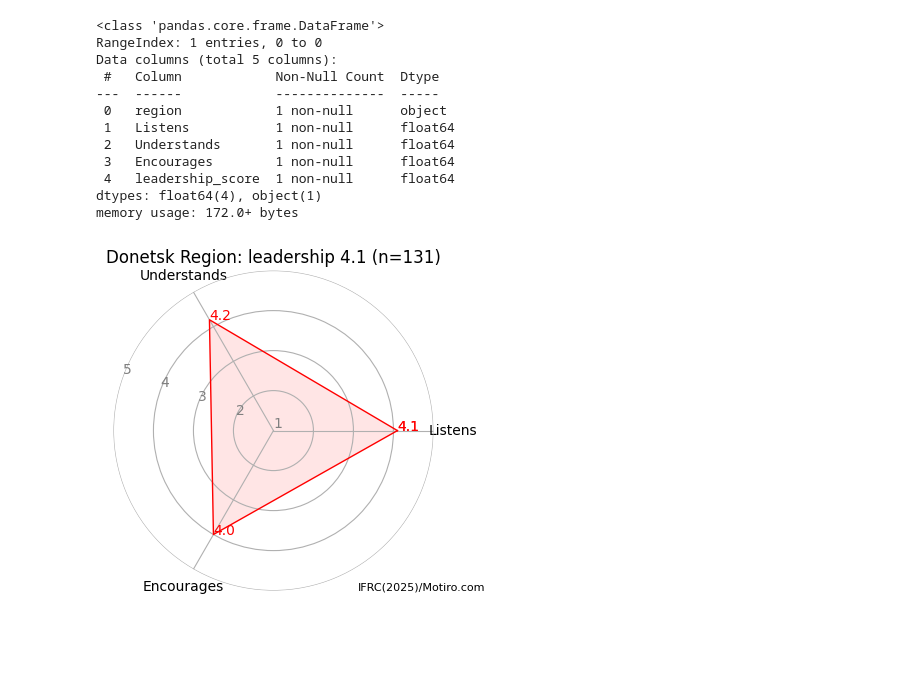
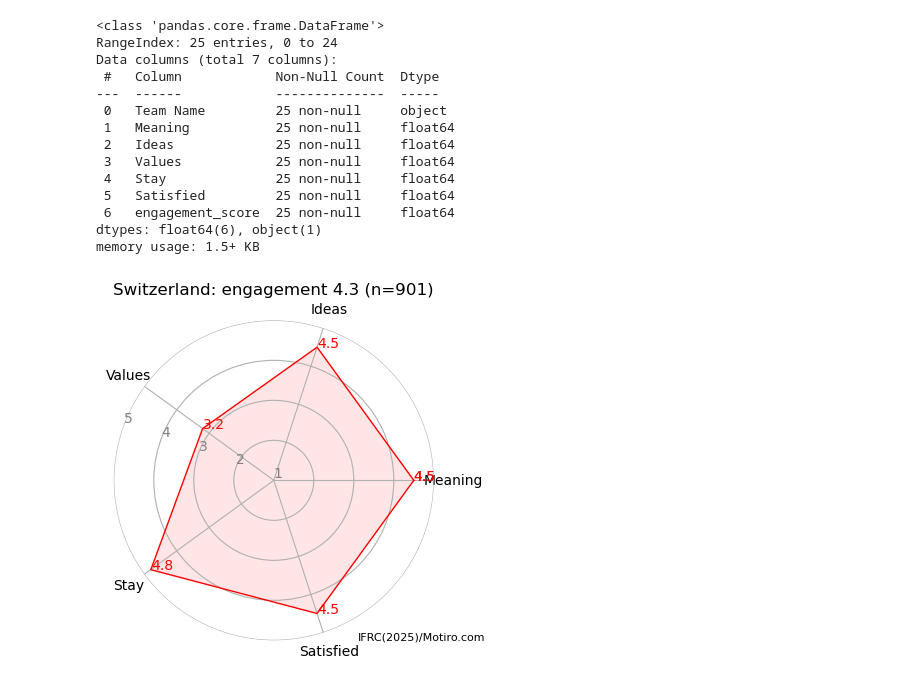
Before and after one commit to gabrielpictet/Motiro, a Jupyter notebook: Spider.ipynb, the cells around one changed output. Saved outputs shown, nothing was run; the diff lists cells and outputs as text; code cells hidden in the pictures; blank space fills up the shorter version.

```diff
--- a/Spider.ipynb
+++ b/Spider.ipynb
@@ -9,21 +9,26 @@ import math
 # %%
 ## Provides a spider graph showing Motiro dashboard indicators
 # For testing purpose:
-NS='URC'
+NS='SRC'
 # Load the dataset
 #file_path = 'Individual.csv'
 #df = pd.read_csv(file_path, sep=",", encoding='utf-8')
-df = pd.read_csv('URC_ALL.csv', sep=",", encoding='utf-8')
+df = pd.read_csv('Individual.csv', sep=",", encoding='utf-8')
 #df.info()
 
 ## select which team, circle, category of respondent, etc. to display
-team='Donetsk Region'
+team='Switzerland'
 ## select which variables (grouped in a "dimension") to display
-dimension='leadership'
+#dimension='leadership'
+#dimension='management'
+#dimension='needs'
+#dimension='health'
+dimension='engagement'
 
 # Filter the dataframe for 'Team Name'
 #df = df[df['Team Name'] == team]
-df = df[df['region'] == team]
+#df = df[df['region'] == team]
+df = df[df['Country'] == team]
 #df.info()
 
 #For circles (groups of teams), further filtering might be required:
@@ -45,8 +50,8 @@ dimension_vars = eval(f'{dimension}_vars')
 all_vars = management_vars + leadership_vars + needs_vars + health_vars + engagement_vars
 
 # Compute team's scores for selected dimension
-#mean_df = df.groupby('Team Name')[dimension_vars].mean().reset_index()
-mean_df = df.groupby('region')[dimension_vars].mean().reset_index()
+mean_df = df.groupby('Team Name')[dimension_vars].mean().reset_index()
+#mean_df = df.groupby('region')[dimension_vars].mean().reset_index()
 # Create a new column with the mean of the selected dimension
 mean_df[f'{dimension}_score'] = mean_df[dimension_vars].mean(axis=1)
 dimension_score = mean_df[f'{dimension}_score'].values.round(1)[0]
@@ -59,8 +64,8 @@ categories = dimension_vars
 N = len(categories)
 # We are going to plot the first line of the data frame.
 # But we need to repeat the first value to close the circular graph:
-#values = mean_df.loc[0].drop(['Team Name', f'{dimension}_score']).values.flatten().tolist()
-values = mean_df.loc[0].drop(['region', f'{dimension}_score']).values.flatten().tolist()
+values = mean_df.loc[0].drop(['Team Name', f'{dimension}_score']).values.flatten().tolist()
+#values = mean_df.loc[0].drop(['region', f'{dimension}_score']).values.flatten().tolist()
 values = [round(v, 1) for v in values]
 values += values[:1]  # Repeat the first value to close the circular graph
 plt.figure(figsize=(8, 8))
@@ -80,43 +85,45 @@ plt.yticks([1, 2, 3, 4, 5], ["1", "2", "3", "4", "5"], color="grey", size=10)
 plt.ylim(1, 5)
 # Add values to the plot
 for i in range(len(values)):
     ax.annotate(values[i], (angles[i], values[i]), color='red', size=10)
 
 # Plot data
 ax.plot(angles, values, linewidth=1, color="red", linestyle='solid')
 # Fill area
 ax.fill(angles, values, 'r', alpha=0.1)
  # change the color of the line around the area
 ax.spines['polar'].set_visible(False)
 
 
 # adjust plot size in figure
 plt.subplots_adjust(left=0.5, right=0.9, top=3, bottom=0.1)
 # put more space between plot title and plot
 #plt.subplots_adjust(top=1)
 
 
 # Add a title
 plt.title(f'{team}: {dimension} {dimension_score} (n={n})', size=12)
 plt.text(5.2, 5.5, "IFRC(2025)/Motiro.com", size=8)
 
 # Save the plot
 plt.savefig(f'{NS}_{team}_{dimension}_spider.png', bbox_inches='tight', pad_inches=0.1)
 plt.show()
 # %% [output]
 <class 'pandas.core.frame.DataFrame'>
-RangeIndex: 1 entries, 0 to 0
-Data columns (total 5 columns):
+RangeIndex: 25 entries, 0 to 24
+Data columns (total 7 columns):
  #   Column            Non-Null Count  Dtype
 ---  ------            --------------  -----
- 0   region            1 non-null      object
- 1   Listens           1 non-null      float64
- 2   Understands       1 non-null      float64
- 3   Encourages        1 non-null      float64
- 4   leadership_score  1 non-null      float64
-dtypes: float64(4), object(1)
-memory usage: 172.0+ bytes
+ 0   Team Name         25 non-null     object
+ 1   Meaning           25 non-null     float64
+ 2   Ideas             25 non-null     float64
+ 3   Values            25 non-null     float64
+ 4   Stay              25 non-null     float64
+ 5   Satisfied         25 non-null     float64
+ 6   engagement_score  25 non-null     float64
+dtypes: float64(6), object(1)
+memory usage: 1.5+ KB
-[figure, old version]
+[figure, new version]
 # %%
 ## Create a figure containing all the spider graphs for all volunteers and staff in a team
 
```
Also changed, not shown: parts of 2 cells of this notebook, 2 other files.
